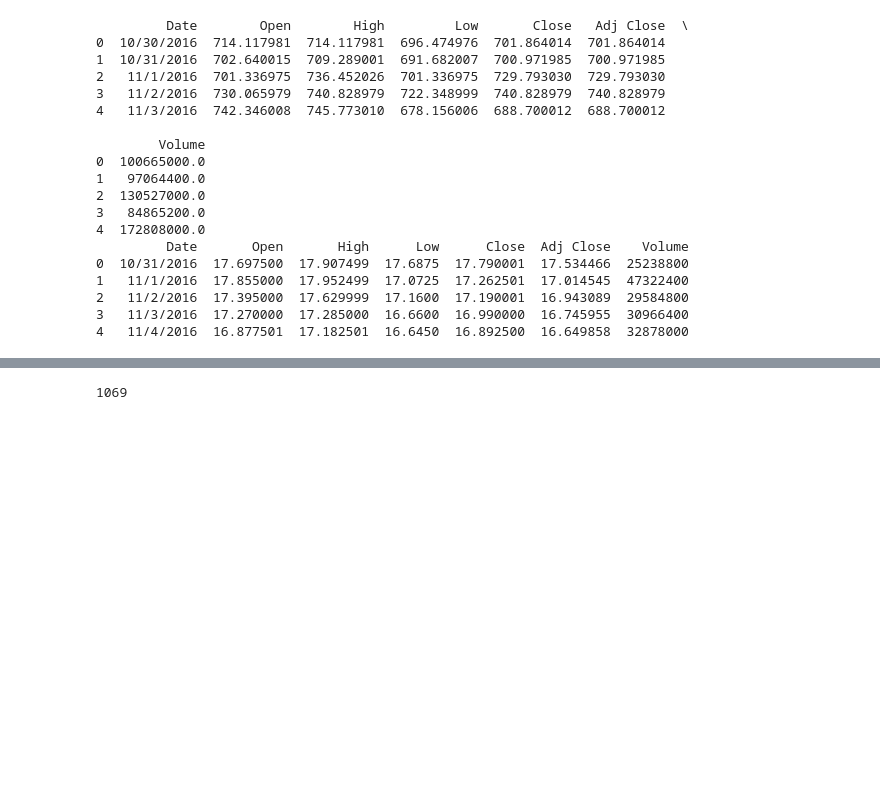
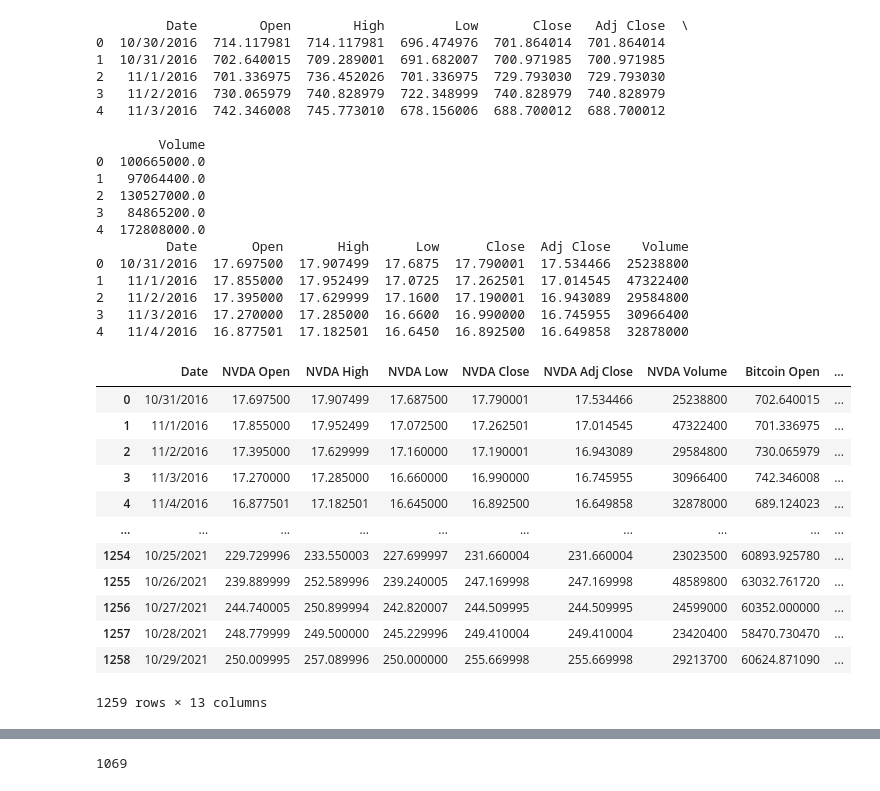
Before and after one commit to CharlotteC21/Cryptocurreny-Trend-Analysis-Group-Project, a Jupyter notebook: Bitcoin plot since 2016 to 10.29.21.ipynb, the cells around one changed output, grey strips where cells are left out. Saved outputs shown, nothing was run; the diff lists cells and outputs as text; code cells hidden in the pictures; blank space fills up the shorter version.

```diff
--- a/Bitcoin plot since 2016 to 10.29.21.ipynb
+++ b/Bitcoin plot since 2016 to 10.29.21.ipynb
@@ -34,3 +34,21 @@ print(nvda_df.head())
 2   11/2/2016  17.395000  17.629999  17.1600  17.190001  16.943089  29584800
 3   11/3/2016  17.270000  17.285000  16.6600  16.990000  16.745955  30966400
 4   11/4/2016  16.877501  17.182501  16.6450  16.892500  16.649858  32878000
+# %%
+bit_nvda_merge = pd.merge(nvda_df, bitcoin_df, how="inner", on="Date")
+bit_nvda_merge = bit_nvda_merge.rename(columns={"Open_x":"NVDA Open","High_x":"NVDA High", "Low_x": "NVDA Low", "Close_x": "NVDA Close", "Adj Close_x":"NVDA Adj Close", "Volume_x":"NVDA Volume", "Open_y":"Bitcoin Open","High_y":"Bitcoin High", "Low_y": "Bitcoin Low", "Close_y": "Bitcoin Close", "Adj Close_y":"Bitcoin Adj Close", "Volume_y":"Bitcoin Volume"})
+bit_nvda_merge
+# %% [output]
+|  | Date | NVDA Open | NVDA High | NVDA Low | NVDA Close | NVDA Adj Close | NVDA Volume | Bitcoin Open | ... |
+| 0 | 10/31/2016 | 17.697500 | 17.907499 | 17.687500 | 17.790001 | 17.534466 | 25238800 | 702.640015 | ... |
+| 1 | 11/1/2016 | 17.855000 | 17.952499 | 17.072500 | 17.262501 | 17.014545 | 47322400 | 701.336975 | ... |
+| 2 | 11/2/2016 | 17.395000 | 17.629999 | 17.160000 | 17.190001 | 16.943089 | 29584800 | 730.065979 | ... |
+| 3 | 11/3/2016 | 17.270000 | 17.285000 | 16.660000 | 16.990000 | 16.745955 | 30966400 | 742.346008 | ... |
+| 4 | 11/4/2016 | 16.877501 | 17.182501 | 16.645000 | 16.892500 | 16.649858 | 32878000 | 689.124023 | ... |
+| ... | ... | ... | ... | ... | ... | ... | ... | ... | ... |
+| 1254 | 10/25/2021 | 229.729996 | 233.550003 | 227.699997 | 231.660004 | 231.660004 | 23023500 | 60893.925780 | ... |
+| 1255 | 10/26/2021 | 239.889999 | 252.589996 | 239.240005 | 247.169998 | 247.169998 | 48589800 | 63032.761720 | ... |
+| 1256 | 10/27/2021 | 244.740005 | 250.899994 | 242.820007 | 244.509995 | 244.509995 | 24599000 | 60352.000000 | ... |
+| 1257 | 10/28/2021 | 248.779999 | 249.500000 | 245.229996 | 249.410004 | 249.410004 | 23420400 | 58470.730470 | ... |
+| 1258 | 10/29/2021 | 250.009995 | 257.089996 | 250.000000 | 255.669998 | 255.669998 | 29213700 | 60624.871090 | ... |
+1259 rows × 13 columns
```
Also changed, not shown: parts of 3 cells of this notebook.
